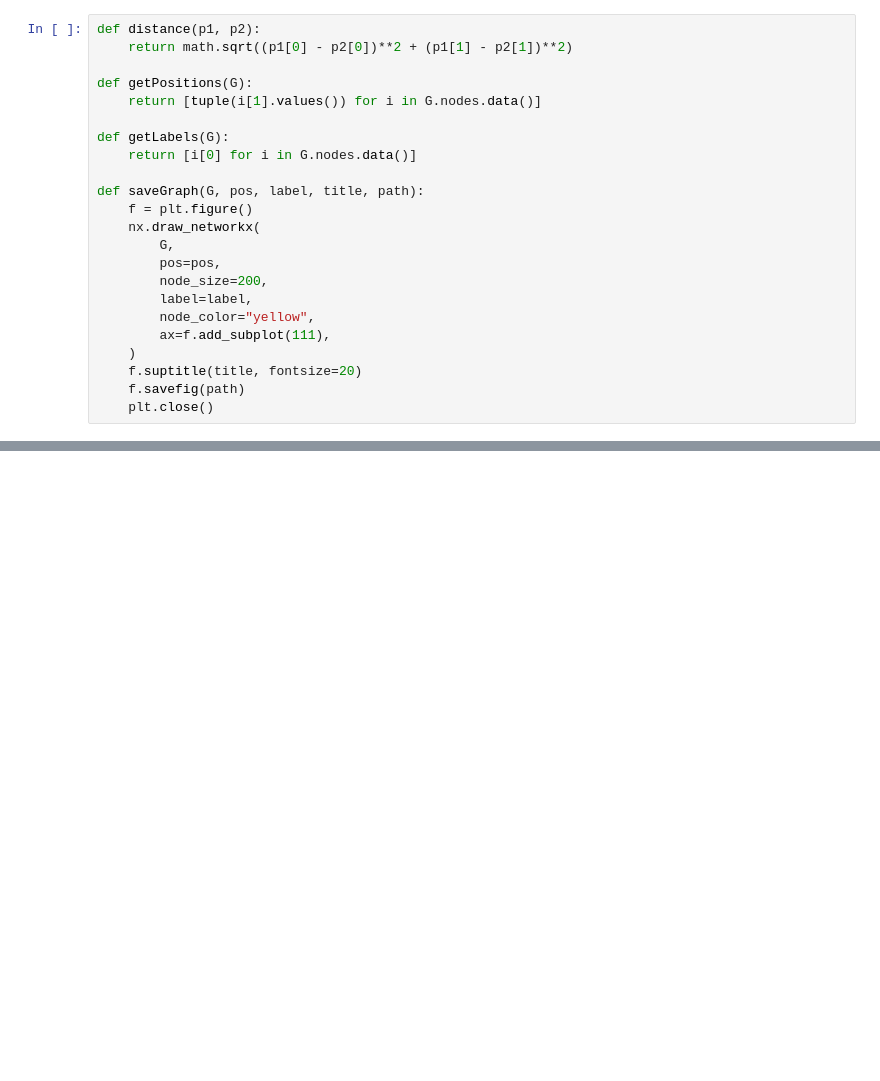
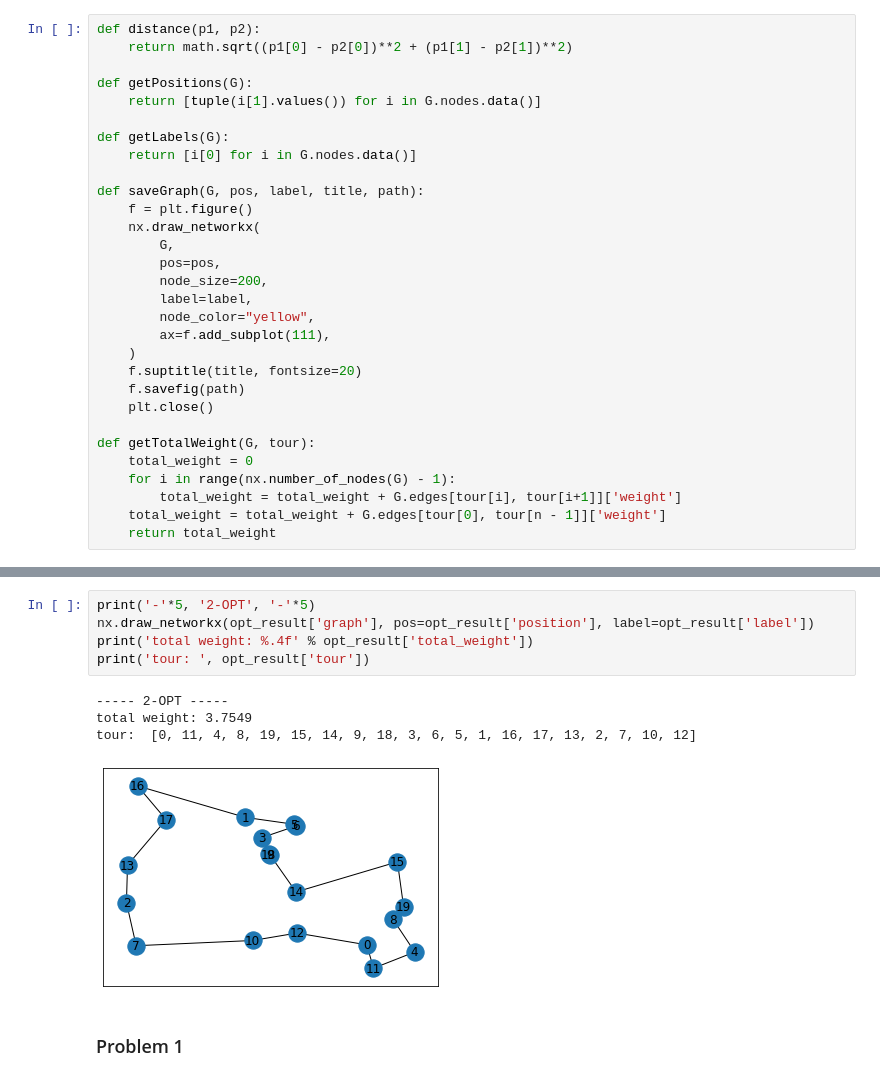
Before and after one commit to r50206v/E4008-Computational-Discrete-Optimization, a Jupyter notebook: Assignment 2/hw1.ipynb, the cells around one changed output, grey strips where cells are left out. Cells and saved outputs as stored; diff of their text form; blank space fills up the shorter version.

Commit message:
[FEATURE] adding my problem 1 answer

```diff
--- a/Assignment 2/hw1.ipynb
+++ b/Assignment 2/hw1.ipynb
@@ -39,4 +43,11 @@ def saveGraph(G, pos, label, title, path):
     f.suptitle(title, fontsize=20)
     f.savefig(path)
     plt.close()
+
+def getTotalWeight(G, tour):
+    total_weight = 0
+    for i in range(nx.number_of_nodes(G) - 1):
+        total_weight = total_weight + G.edges[tour[i], tour[i+1]]['weight']
+    total_weight = total_weight + G.edges[tour[0], tour[n - 1]]['weight']
+    return total_weight
 # %%
@@ -70,0 +217,12 @@ def generateComTree(n):
+# %%
+print('-'*5, '2-OPT', '-'*5)
+nx.draw_networkx(opt_result['graph'], pos=opt_result['position'], label=opt_result['label'])
+print('total weight: %.4f' % opt_result['total_weight'])
+print('tour: ', opt_result['tour'])
+# %% [output]
+----- 2-OPT -----
+total weight: 3.7549
+tour:  [0, 11, 4, 8, 19, 15, 14, 9, 18, 3, 6, 5, 1, 16, 17, 13, 2, 7, 10, 12]
+[figure, added]
+# %% [markdown]
+### Problem 1
```
Also changed, not shown: parts of 11 cells of this notebook.
